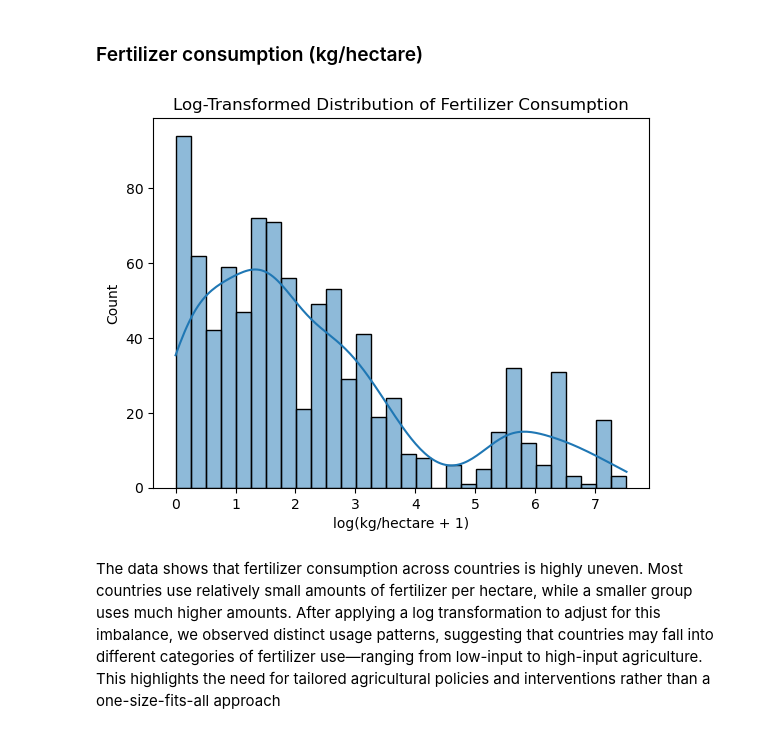
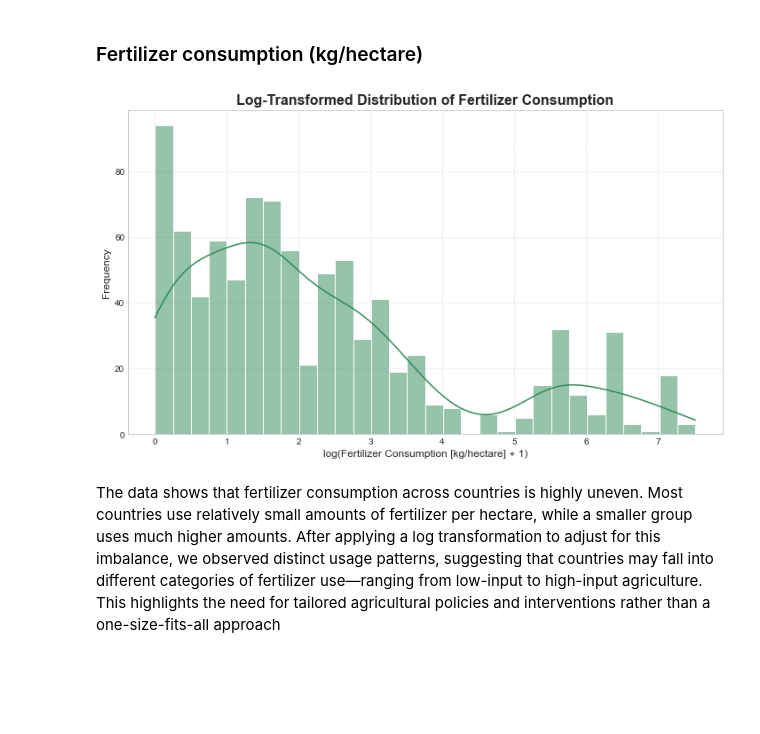
Before and after one commit to Rodgerdev/east-africa-fertilizer-project, a Jupyter notebook: east_africa_proj.ipynb, the cells around one changed output. Drawn from its saved outputs; the diff is of its cells as text; code cells hidden in the pictures; blank space fills up the shorter version.

```diff
--- a/east_africa_proj.ipynb
+++ b/east_africa_proj.ipynb
@@ -538,13 +538,17 @@ memory usage: 73.1+ KB
 # %%
 # Add a small constant to avoid log(0)
 data = df['Fertilizer consumption (kilograms per hectare of arable land)'] + 1
 
-sns.histplot(np.log(data), kde=True, bins=30)
-plt.title('Log-Transformed Distribution of Fertilizer Consumption')
-plt.xlabel('log(kg/hectare + 1)')
+plt.figure(figsize=(10, 6))
+sns.histplot(np.log(data), kde=True, bins=30, color='seagreen')
+plt.title('Log-Transformed Distribution of Fertilizer Consumption', fontsize=16, weight='bold')
+plt.xlabel('log(Fertilizer Consumption [kg/hectare] + 1)', fontsize=12)
+plt.ylabel('Frequency', fontsize=12)
+plt.grid(True, linestyle='--', alpha=0.5)
+plt.tight_layout()
 plt.show()
 # %% [output]
-[figure, old version]
+[figure, new version]
 # %% [markdown]
 The data shows that fertilizer consumption across countries is highly uneven. Most countries use relatively small amounts of fertilizer per hectare, while a smaller group uses much higher amounts. After applying a log transformation to adjust for this imbalance, we observed distinct usage patterns, suggesting that countries may fall into different categories of fertilizer use—ranging from low-input to high-input agriculture. This highlights the need for tailored agricultural policies and interventions rather than a one-size-fits-all approach
 # %%
```
Also changed, not shown: parts of 29 cells of this notebook, 2 other files.
